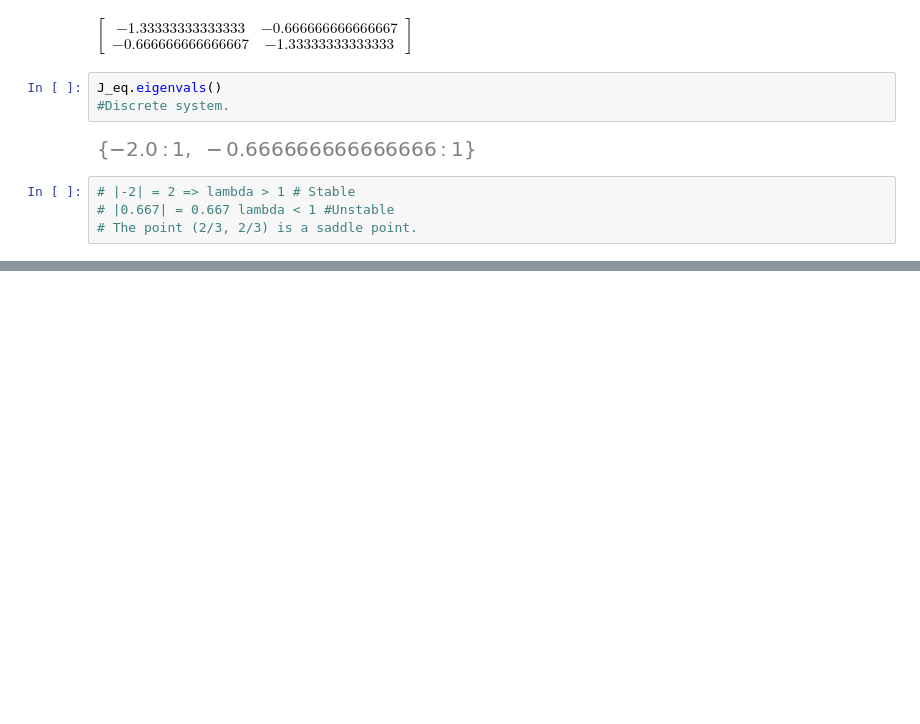
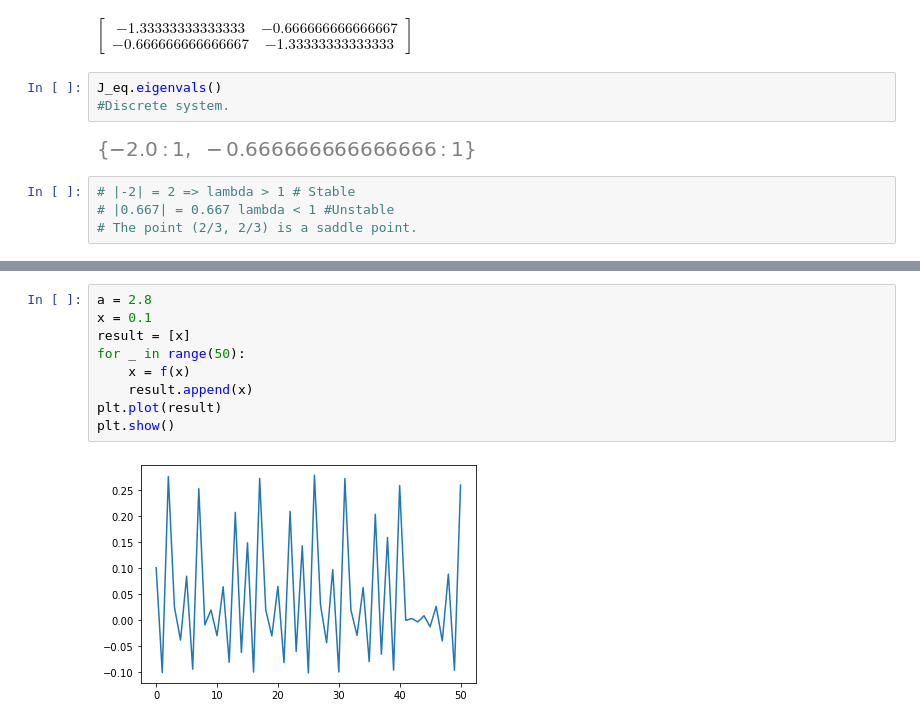
Before and after one commit to grantaguinaldo/ssie, a Jupyter notebook: ssie523/SSIE-523-Exam-1-Starter-Code.ipynb, the cells around one changed output, grey strips where cells are left out. Cells and saved outputs as stored; diff of their text form; blank space fills up the shorter version.

```diff
--- a/ssie523/SSIE-523-Exam-1-Starter-Code.ipynb
+++ b/ssie523/SSIE-523-Exam-1-Starter-Code.ipynb
@@ -464,0 +479,11 @@ J_eq.eigenvals()
+# %%
+a = 2.8
+x = 0.1
+result = [x]
+for _ in range(50):
+    x = f(x)
+    result.append(x)
+plt.plot(result)
+plt.show()
+# %% [output]
+[figure, added]
```
Also changed, not shown: parts of 10 cells of this notebook, 1 other file.
